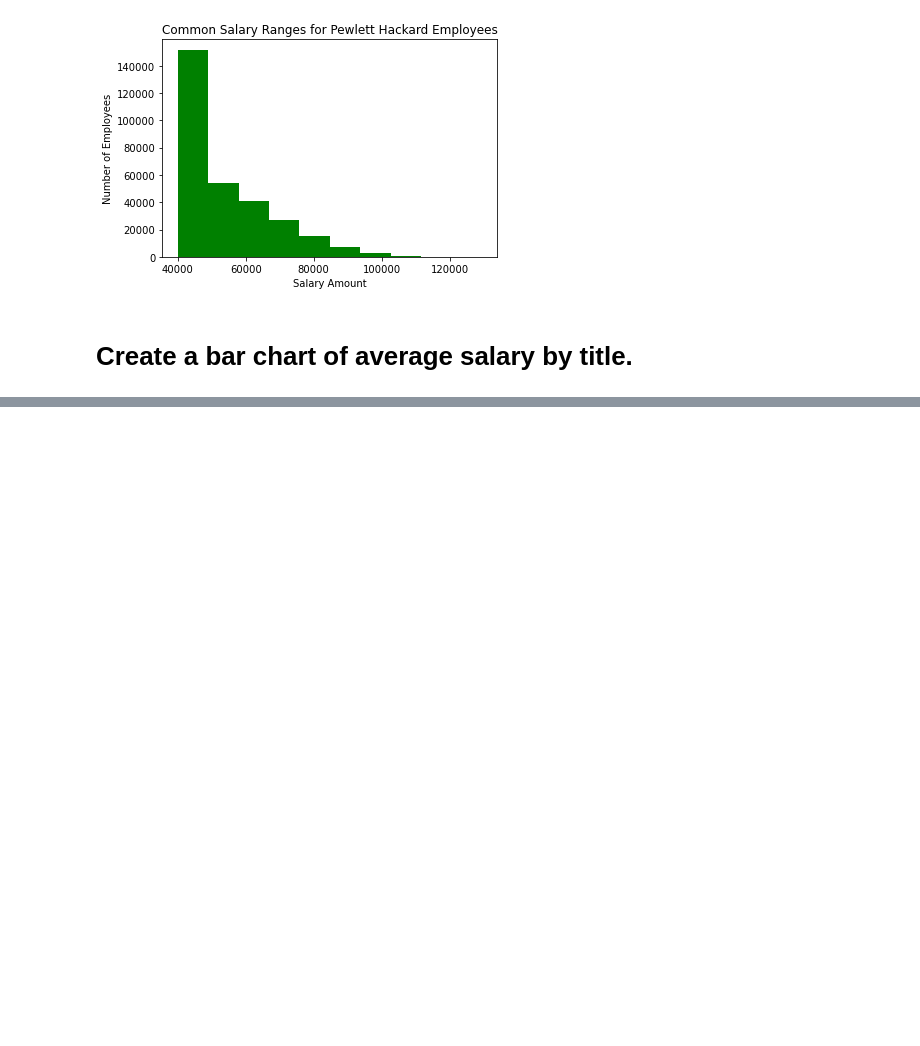
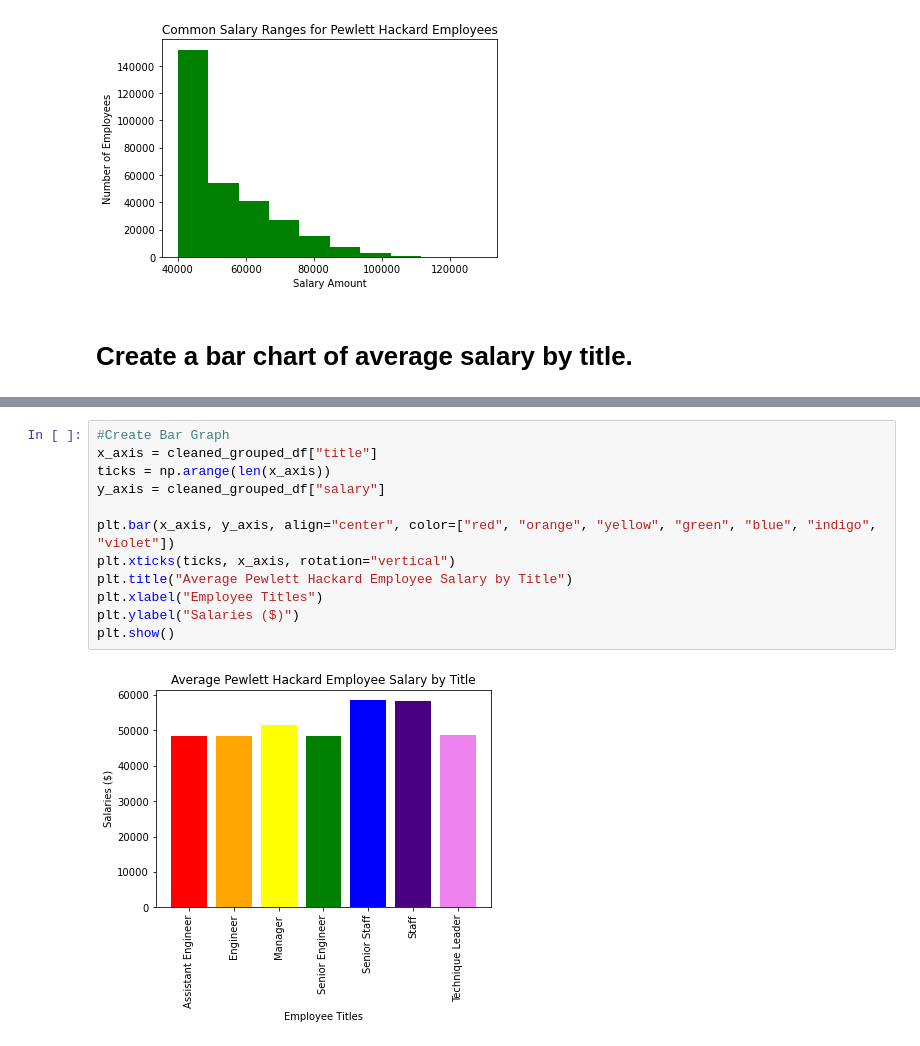
Before and after one commit to szig97/sql-challenge, a Jupyter notebook: Jupyter Notebook/employee_db (bonus).ipynb, the cells around one changed output, grey strips where cells are left out. Drawn from its saved outputs; the diff is of its cells as text; blank space fills up the shorter version.

Commit message:
adding bar graph and png file of bar graph

```diff
--- a/Jupyter Notebook/employee_db (bonus).ipynb
+++ b/Jupyter Notebook/employee_db (bonus).ipynb
@@ -66,0 +117,14 @@ cleaned_grouped_df
+# %%
+#Create Bar Graph
+x_axis = cleaned_grouped_df["title"]
+ticks = np.arange(len(x_axis))
+y_axis = cleaned_grouped_df["salary"]
+
+plt.bar(x_axis, y_axis, align="center", color=["red", "orange", "yellow", "green", "blue", "indigo", "violet"])
+plt.xticks(ticks, x_axis, rotation="vertical")
+plt.title("Average Pewlett Hackard Employee Salary by Title")
+plt.xlabel("Employee Titles")
+plt.ylabel("Salaries ($)")
+plt.show()
+# %% [output]
+[figure, added]
```
Also changed, not shown: parts of 6 cells of this notebook, 1 other file.
